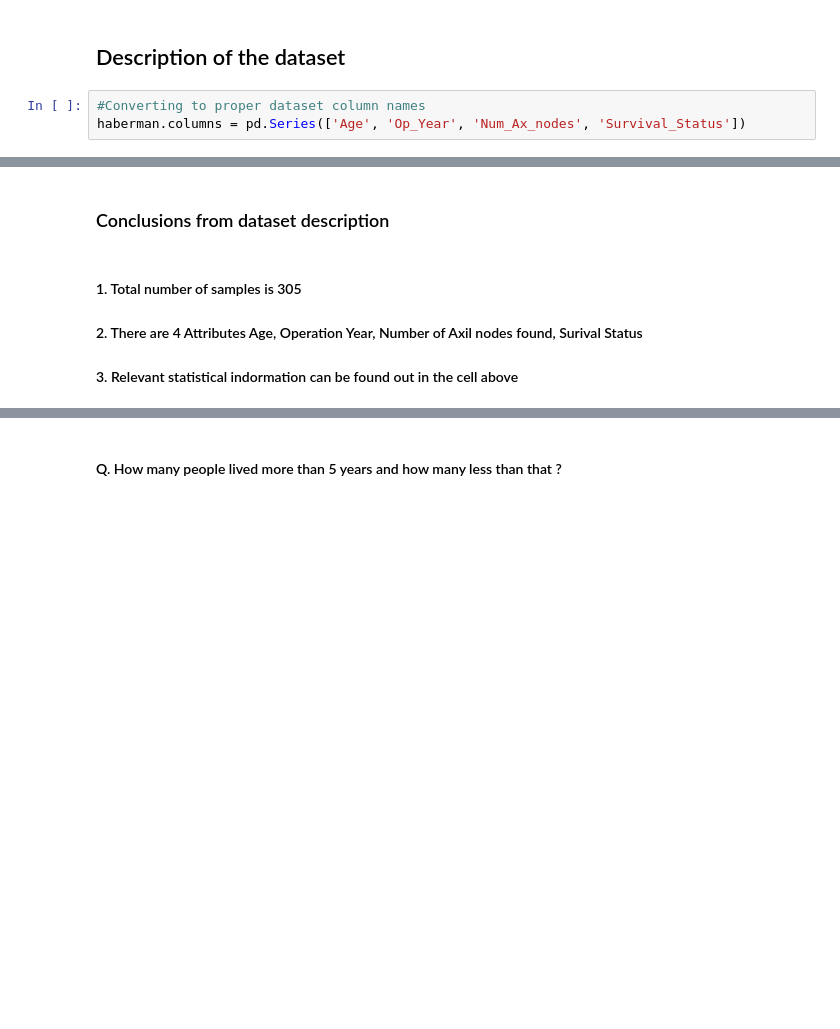
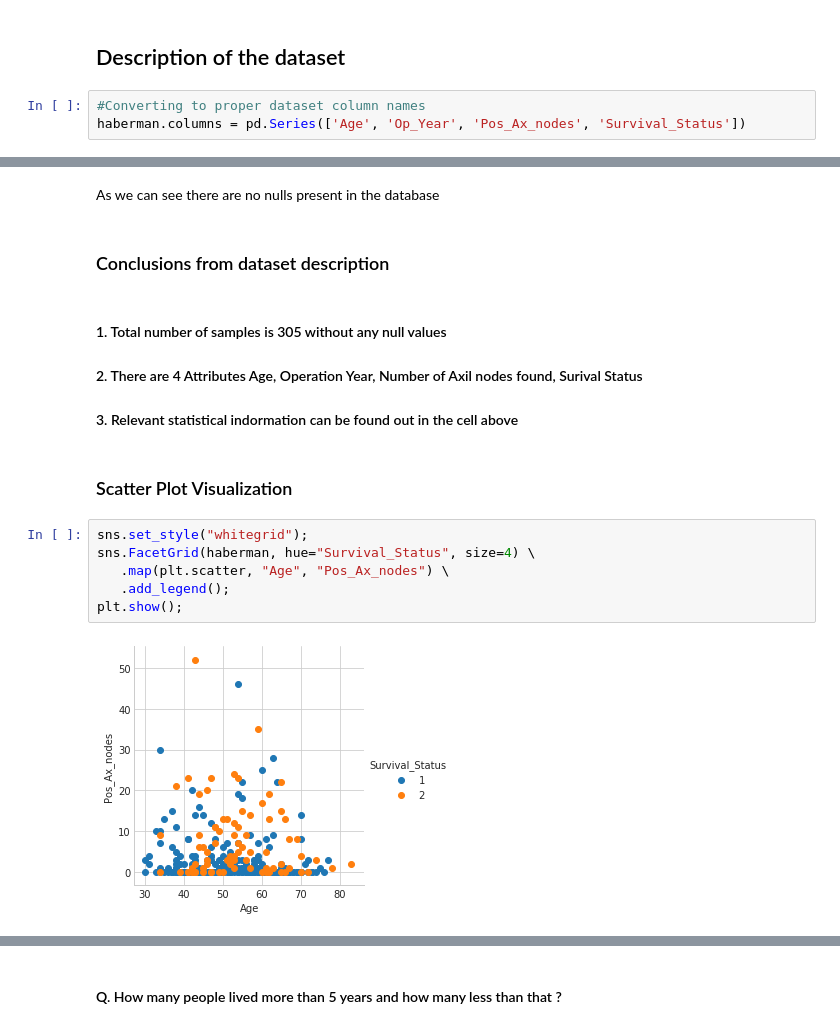
Before and after one commit to amsreekanth/ML-Archives, a Jupyter notebook: 1HabermanAnalysis.ipynb, the cells around one changed output, grey strips where cells are left out. Cells and saved outputs as stored; diff of their text form; blank space fills up the shorter version.

```diff
--- a/1HabermanAnalysis.ipynb
+++ b/1HabermanAnalysis.ipynb
@@ -13,7 +13,7 @@ haberman = pd.read_csv(datasets_path+dataset)
 ## Description of the dataset
 # %%
 #Converting to proper dataset column names
-haberman.columns = pd.Series(['Age', 'Op_Year', 'Num_Ax_nodes', 'Survival_Status'])
+haberman.columns = pd.Series(['Age', 'Op_Year', 'Pos_Ax_nodes', 'Survival_Status'])
 # %%
 #Shape
 print('Dataset Shape : ', haberman.shape)
@@ -42,6 +52,18 @@ Columns in the dataset :  Index(['Age', 'Op_Year', 'Num_Ax_nodes', 'Survival_Sta
+# %% [markdown]
+As we can see there are no nulls present in the database
 # %% [markdown]
 ### Conclusions from dataset description
 # %% [markdown]
-#### 1. Total number of samples is 305
+#### 1. Total number of samples is 305 without any null values
 #### 2. There are 4 Attributes Age, Operation Year, Number of Axil nodes found, Surival Status
 #### 3. Relevant statistical indormation can be found out in the cell above
+# %% [markdown]
+### Scatter Plot Visualization
+# %%
+sns.set_style("whitegrid");
+sns.FacetGrid(haberman, hue="Survival_Status", size=4) \
+   .map(plt.scatter, "Age", "Pos_Ax_nodes") \
+   .add_legend();
+plt.show();
+# %% [output]
+[figure, added]
```
Also changed, not shown: parts of 26 cells of this notebook, 18 other files.
